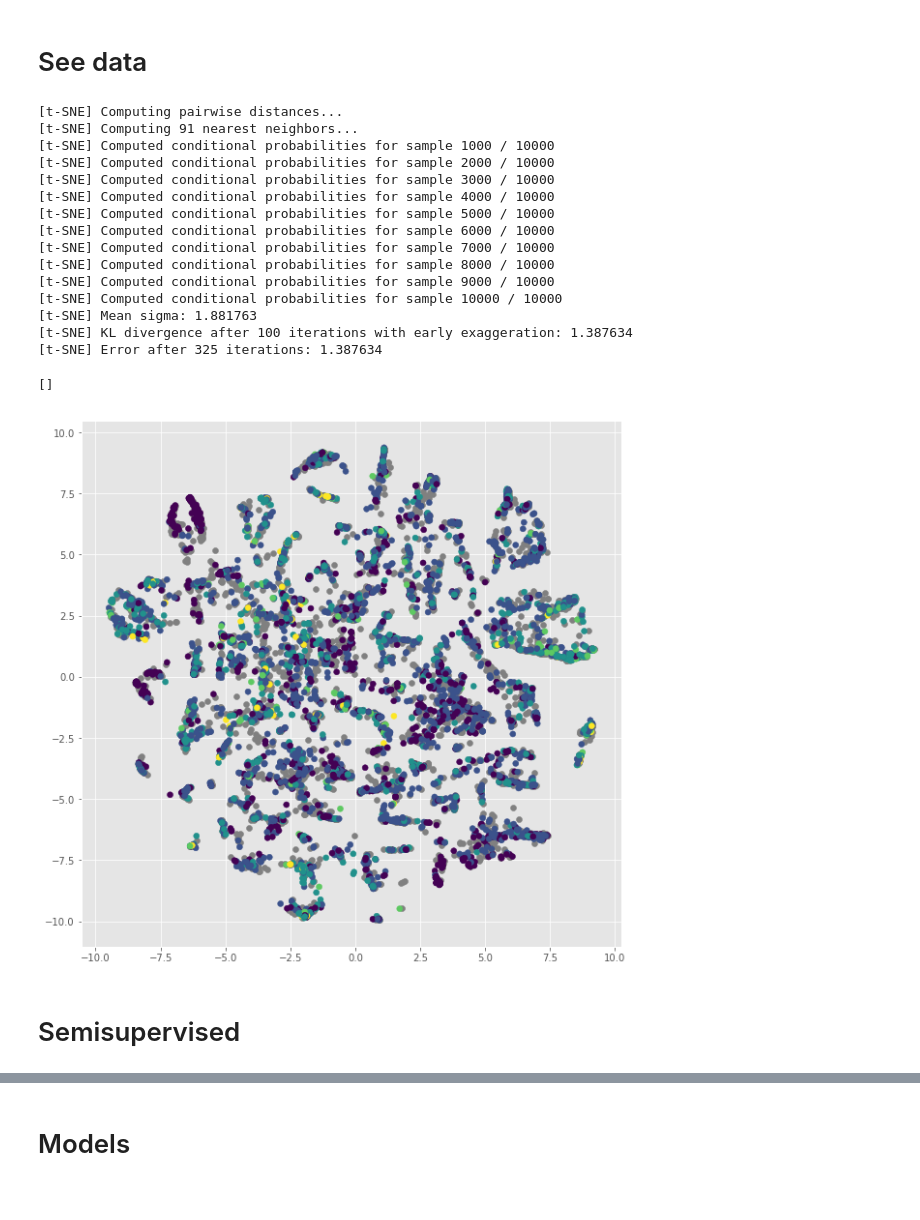
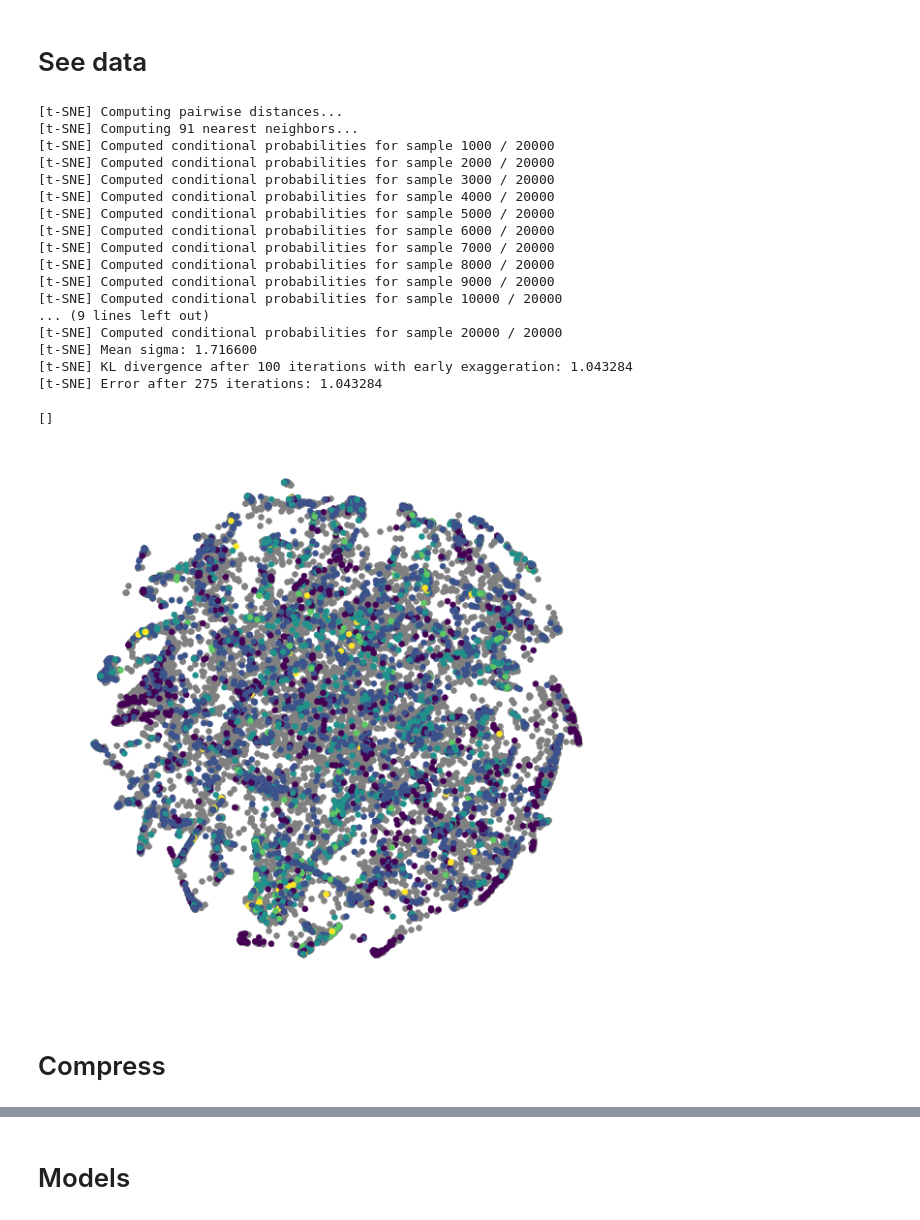
Before and after one commit to mihanlg/Additional-chapters-of-machine-learning, a Jupyter notebook: HW3 Semisupervised learning/Semisupervised Learning Realization 2.ipynb, the cells around one changed output, grey strips where cells are left out. Cells and saved outputs as stored; diff of their text form; code cells hidden in the pictures.

```diff
--- a/HW3 Semisupervised learning/Semisupervised Learning Realization 2.ipynb
+++ b/HW3 Semisupervised learning/Semisupervised Learning Realization 2.ipynb
@@ -99,32 +103,35 @@ from sklearn.manifold import TSNE
 # %%
 train_mask = np.random.choice(train_df.shape[0], 5000)
-test_mask = np.random.choice(test_df.shape[0], 5000)
+test_mask = np.random.choice(test_df.shape[0], 15000)
 # %%
 tsne = TSNE(verbose=True)
 z_data = tsne.fit_transform(train_df.ix[train_mask].append(test_df.ix[test_mask]))
 # %% [output]
 [t-SNE] Computing pairwise distances...
 [t-SNE] Computing 91 nearest neighbors...
-[t-SNE] Computed conditional probabilities for sample 1000 / 10000
-[t-SNE] Computed conditional probabilities for sample 2000 / 10000
-[t-SNE] Computed conditional probabilities for sample 3000 / 10000
-[t-SNE] Computed conditional probabilities for sample 4000 / 10000
-[t-SNE] Computed conditional probabilities for sample 5000 / 10000
-[t-SNE] Computed conditional probabilities for sample 6000 / 10000
-[t-SNE] Computed conditional probabilities for sample 7000 / 10000
-[t-SNE] Computed conditional probabilities for sample 8000 / 10000
-[t-SNE] Computed conditional probabilities for sample 9000 / 10000
-[t-SNE] Computed conditional probabilities for sample 10000 / 10000
-[t-SNE] Mean sigma: 1.881763
-[t-SNE] KL divergence after 100 iterations with early exaggeration: 1.387634
-[t-SNE] Error after 325 iterations: 1.387634
+[t-SNE] Computed conditional probabilities for sample 1000 / 20000
+[t-SNE] Computed conditional probabilities for sample 2000 / 20000
+[t-SNE] Computed conditional probabilities for sample 3000 / 20000
+[t-SNE] Computed conditional probabilities for sample 4000 / 20000
+[t-SNE] Computed conditional probabilities for sample 5000 / 20000
+[t-SNE] Computed conditional probabilities for sample 6000 / 20000
+[t-SNE] Computed conditional probabilities for sample 7000 / 20000
+[t-SNE] Computed conditional probabilities for sample 8000 / 20000
+[t-SNE] Computed conditional probabilities for sample 9000 / 20000
+[t-SNE] Computed conditional probabilities for sample 10000 / 20000
+... (9 lines left out)
+[t-SNE] Computed conditional probabilities for sample 20000 / 20000
+[t-SNE] Mean sigma: 1.716600
+[t-SNE] KL divergence after 100 iterations with early exaggeration: 1.043284
+[t-SNE] Error after 275 iterations: 1.043284
 # %%
 plt.figure(figsize=(10,10))
+plt.axis('off')
 plt.scatter(z_data[5000:,0], z_data[5000:,1], c='gray')
 plt.scatter(z_data[:5000,0], z_data[:5000,1], c=train_labels[train_mask])
 plt.plot()
 # %% [output]
 []
-[figure, old version]
+[figure, new version]
 # %% [markdown]
-# Semisupervised
+# Compress
```
Also changed, not shown: parts of 39 cells of this notebook, 6 other files.
